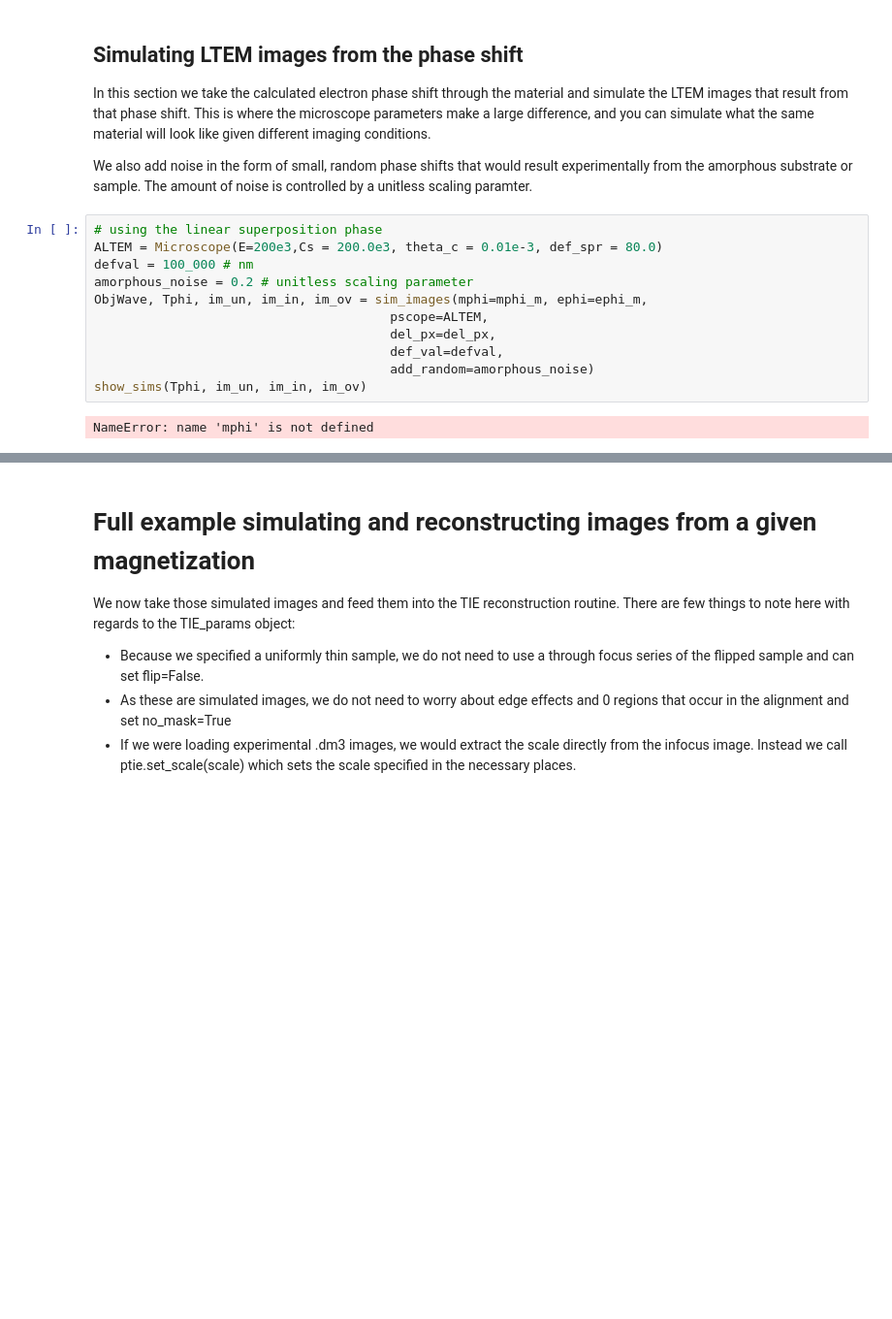
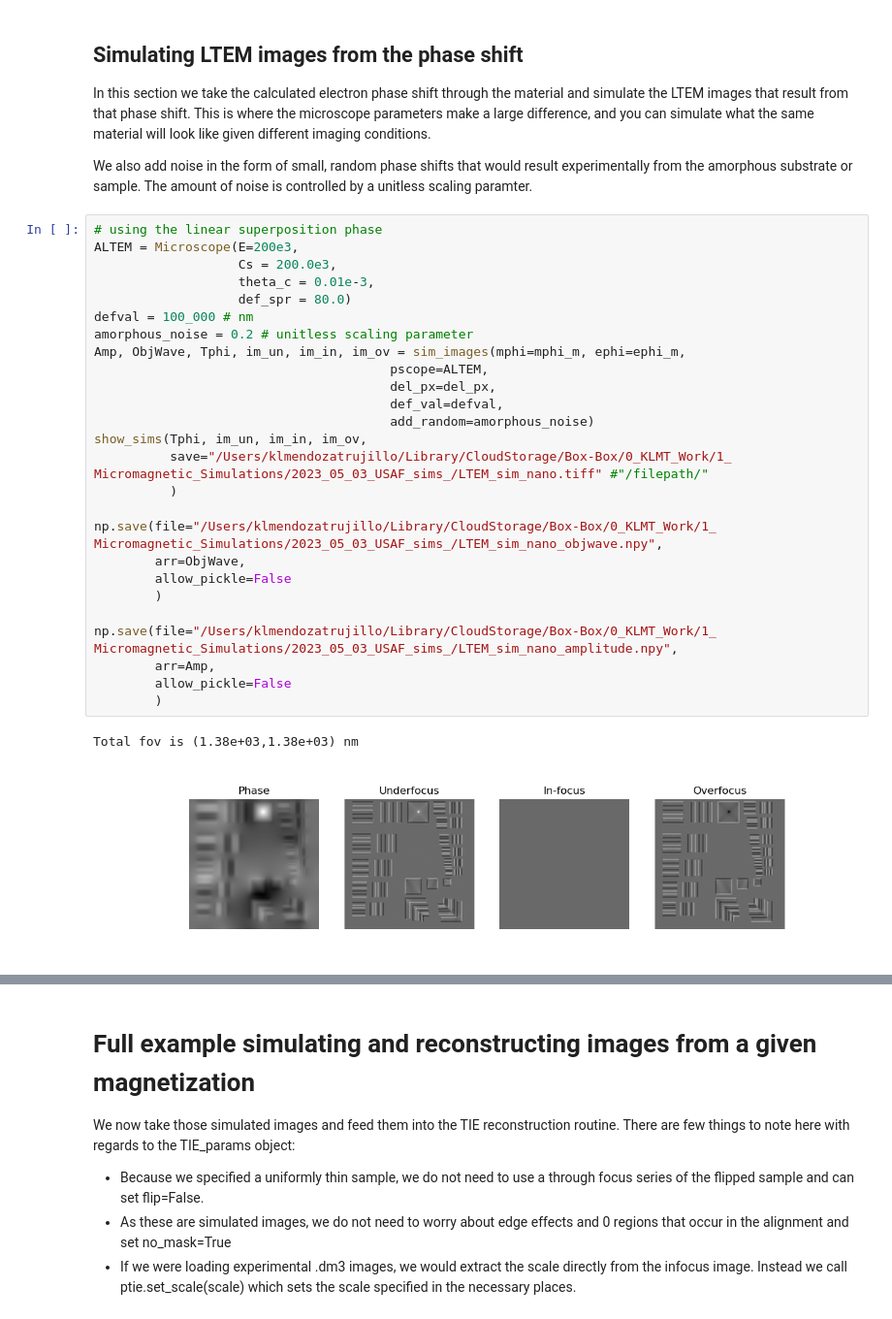
Before and after one commit to KaynaL-MT/PyLorentz, a Jupyter notebook: Examples/SIM_template.ipynb, the cells around one changed output, grey strips where cells are left out. Shown at 97% size. Saved outputs shown, nothing was run; the diff lists cells and outputs as text; blank space fills up the shorter version.

```diff
--- a/Examples/SIM_template.ipynb
+++ b/Examples/SIM_template.ipynb
@@ -228,14 +272,30 @@ In this section we take the calculated electron phase shift through the material
 We also add noise in the form of small, random phase shifts that would result experimentally from the amorphous substrate or sample. The amount of noise is controlled by a unitless scaling paramter.
 # %%
 # using the linear superposition phase
-ALTEM = Microscope(E=200e3,Cs = 200.0e3, theta_c = 0.01e-3, def_spr = 80.0)
+ALTEM = Microscope(E=200e3,
+                   Cs = 200.0e3,
+                   theta_c = 0.01e-3,
+                   def_spr = 80.0)
 defval = 100_000 # nm
 amorphous_noise = 0.2 # unitless scaling parameter
-ObjWave, Tphi, im_un, im_in, im_ov = sim_images(mphi=mphi_m, ephi=ephi_m,
+Amp, ObjWave, Tphi, im_un, im_in, im_ov = sim_images(mphi=mphi_m, ephi=ephi_m,
                                        pscope=ALTEM,
                                        del_px=del_px,
                                        def_val=defval,
                                        add_random=amorphous_noise)
-show_sims(Tphi, im_un, im_in, im_ov)
+show_sims(Tphi, im_un, im_in, im_ov,
+          save="/Users/klmendozatrujillo/Library/CloudStorage/Box-Box/0_KLMT_Work/1_ Micromagnetic_Simulations/2023_05_03_USAF_sims_/LTEM_sim_nano.tiff" #"/filepath/"
+          )
+
+np.save(file="/Users/klmendozatrujillo/Library/CloudStorage/Box-Box/0_KLMT_Work/1_ Micromagnetic_Simulations/2023_05_03_USAF_sims_/LTEM_sim_nano_objwave.npy",
+        arr=ObjWave,
+        allow_pickle=False
+        )
+
+np.save(file="/Users/klmendozatrujillo/Library/CloudStorage/Box-Box/0_KLMT_Work/1_ Micromagnetic_Simulations/2023_05_03_USAF_sims_/LTEM_sim_nano_amplitude.npy",
+        arr=Amp,
+        allow_pickle=False
+        )
 # %% [output]
-NameError: name 'mphi' is not defined
+Total fov is (1.38e+03,1.38e+03) nm
+[figure, added]
```
Also changed, not shown: parts of 10 cells of this notebook, 5 other files.
